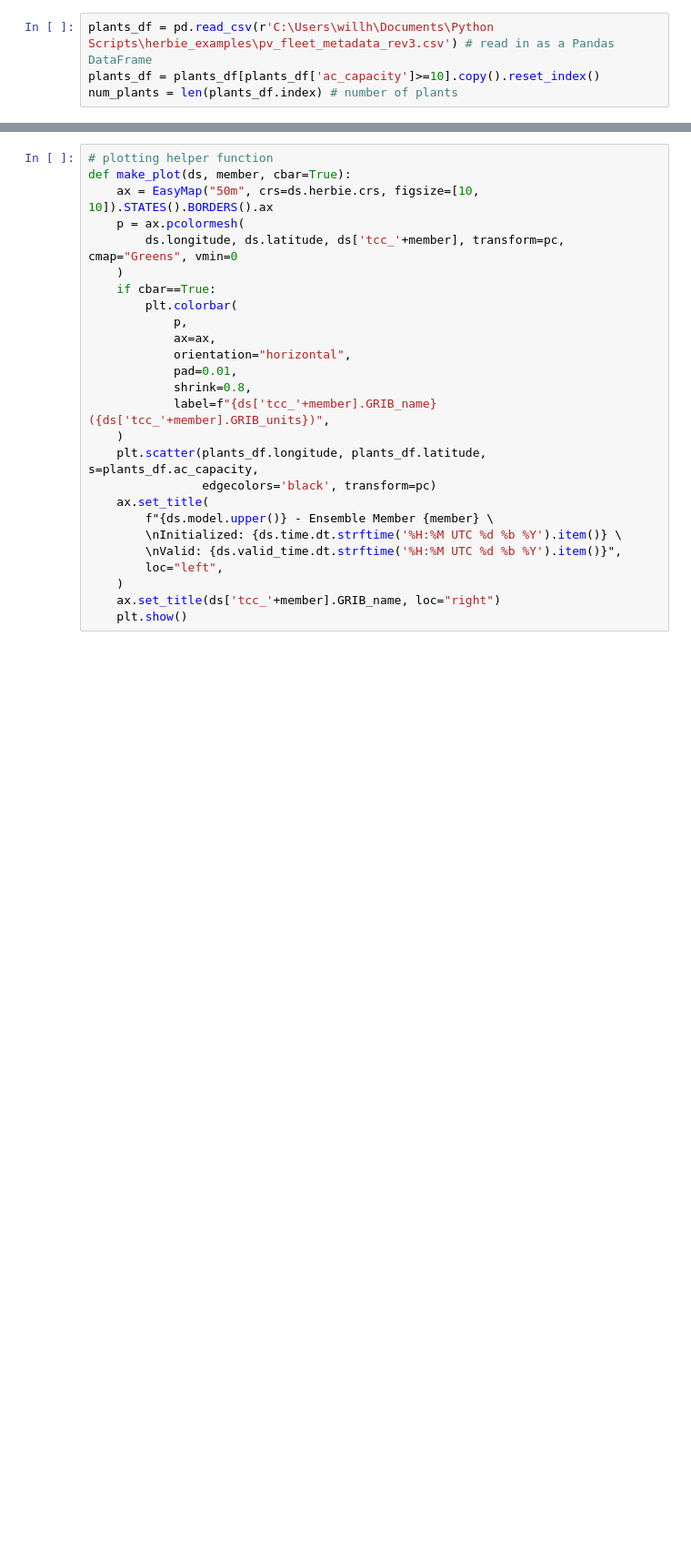
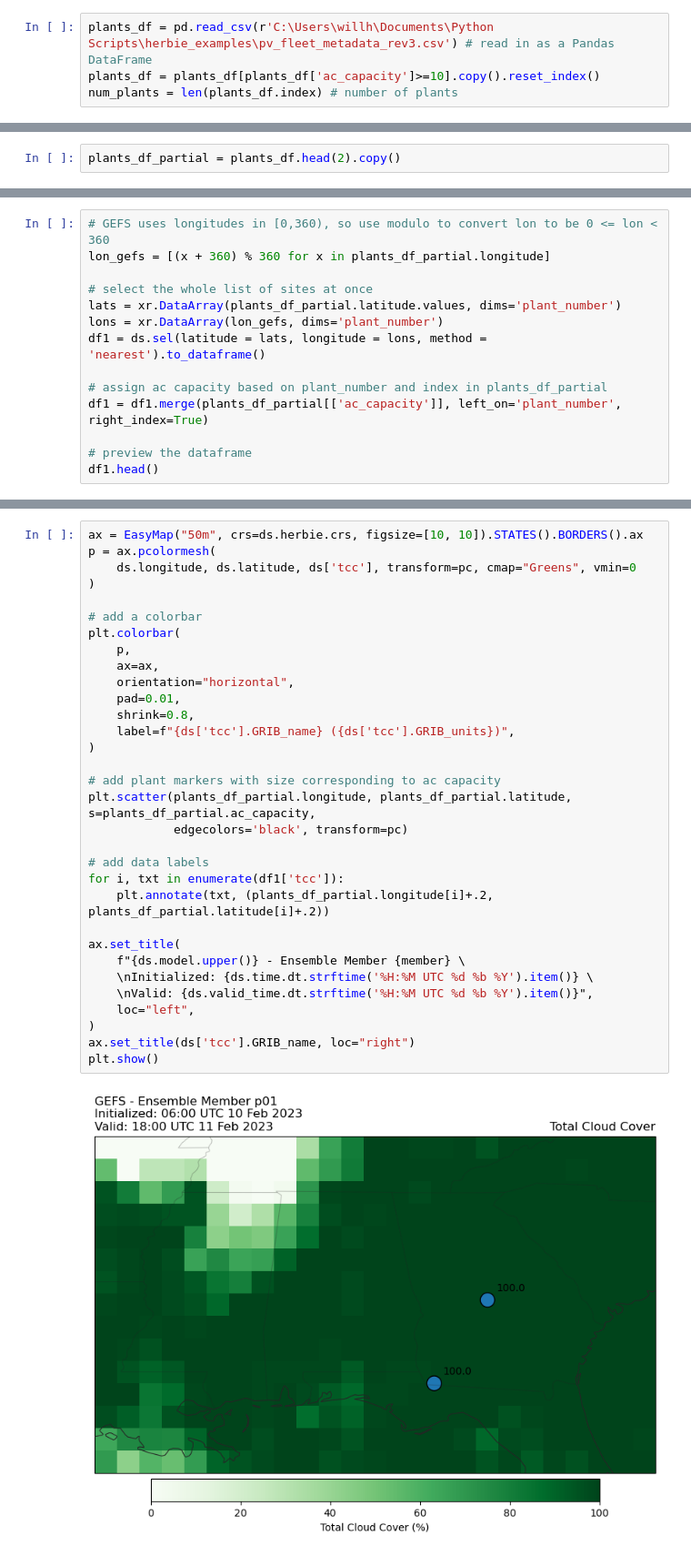
Before and after one commit to williamhobbs/solar-fleet-forecast-probability-tool, a Jupyter notebook: example_notebooks/05_ensemble_variation_in_cloud_cover.ipynb, the cells around one changed output, grey strips where cells are left out. Shown at 91% size. Saved outputs shown, nothing was run; the diff lists cells and outputs as text; blank space fills up the shorter version.

```diff
--- a/example_notebooks/05_ensemble_variation_in_cloud_cover.ipynb
+++ b/example_notebooks/05_ensemble_variation_in_cloud_cover.ipynb
@@ -127,0 +36,2 @@ def get_tcc_fcast(init_time,fxx,plants_df,num_members=30,
+# %%
+plants_df_partial = plants_df.head(2).copy()
@@ -127,0 +94,14 @@ def get_tcc_fcast(init_time,fxx,plants_df,num_members=30,
+# %%
+# GEFS uses longitudes in [0,360), so use modulo to convert lon to be 0 <= lon < 360
+lon_gefs = [(x + 360) % 360 for x in plants_df_partial.longitude]
+
+# select the whole list of sites at once
+lats = xr.DataArray(plants_df_partial.latitude.values, dims='plant_number')
+lons = xr.DataArray(lon_gefs, dims='plant_number')
+df1 = ds.sel(latitude = lats, longitude = lons, method = 'nearest').to_dataframe()
+
+# assign ac capacity based on plant_number and index in plants_df_partial
+df1 = df1.merge(plants_df_partial[['ac_capacity']], left_on='plant_number', right_index=True)
+
+# preview the dataframe
+df1.head()
@@ -128,26 +115,34 @@ def get_tcc_fcast(init_time,fxx,plants_df,num_members=30,
 # %%
-# plotting helper function
-def make_plot(ds, member, cbar=True):
-    ax = EasyMap("50m", crs=ds.herbie.crs, figsize=[10, 10]).STATES().BORDERS().ax
-    p = ax.pcolormesh(
-        ds.longitude, ds.latitude, ds['tcc_'+member], transform=pc, cmap="Greens", vmin=0
-    )
-    if cbar==True:
-        plt.colorbar(
-            p,
-            ax=ax,
-            orientation="horizontal",
-            pad=0.01,
-            shrink=0.8,
-            label=f"{ds['tcc_'+member].GRIB_name} ({ds['tcc_'+member].GRIB_units})",
-    )
-    plt.scatter(plants_df.longitude, plants_df.latitude, s=plants_df.ac_capacity,
-                edgecolors='black', transform=pc)
-    ax.set_title(
-        f"{ds.model.upper()} - Ensemble Member {member} \
-        \nInitialized: {ds.time.dt.strftime('%H:%M UTC %d %b %Y').item()} \
-        \nValid: {ds.valid_time.dt.strftime('%H:%M UTC %d %b %Y').item()}",
-        loc="left",
-    )
-    ax.set_title(ds['tcc_'+member].GRIB_name, loc="right")
-    plt.show()
+ax = EasyMap("50m", crs=ds.herbie.crs, figsize=[10, 10]).STATES().BORDERS().ax
+p = ax.pcolormesh(
+    ds.longitude, ds.latitude, ds['tcc'], transform=pc, cmap="Greens", vmin=0
+)
+
+# add a colorbar
+plt.colorbar(
+    p,
+    ax=ax,
+    orientation="horizontal",
+    pad=0.01,
+    shrink=0.8,
+    label=f"{ds['tcc'].GRIB_name} ({ds['tcc'].GRIB_units})",
+)
+
+# add plant markers with size corresponding to ac capacity
+plt.scatter(plants_df_partial.longitude, plants_df_partial.latitude, s=plants_df_partial.ac_capacity,
+            edgecolors='black', transform=pc)
+
+# add data labels
+for i, txt in enumerate(df1['tcc']):
+    plt.annotate(txt, (plants_df_partial.longitude[i]+.2, plants_df_partial.latitude[i]+.2))
+
+ax.set_title(
+    f"{ds.model.upper()} - Ensemble Member {member} \
+    \nInitialized: {ds.time.dt.strftime('%H:%M UTC %d %b %Y').item()} \
+    \nValid: {ds.valid_time.dt.strftime('%H:%M UTC %d %b %Y').item()}",
+    loc="left",
+)
+ax.set_title(ds['tcc'].GRIB_name, loc="right")
+plt.show()
+# %% [output]
+[figure, added]
```
Also changed, not shown: parts of 36 cells of this notebook, 4 other files.
